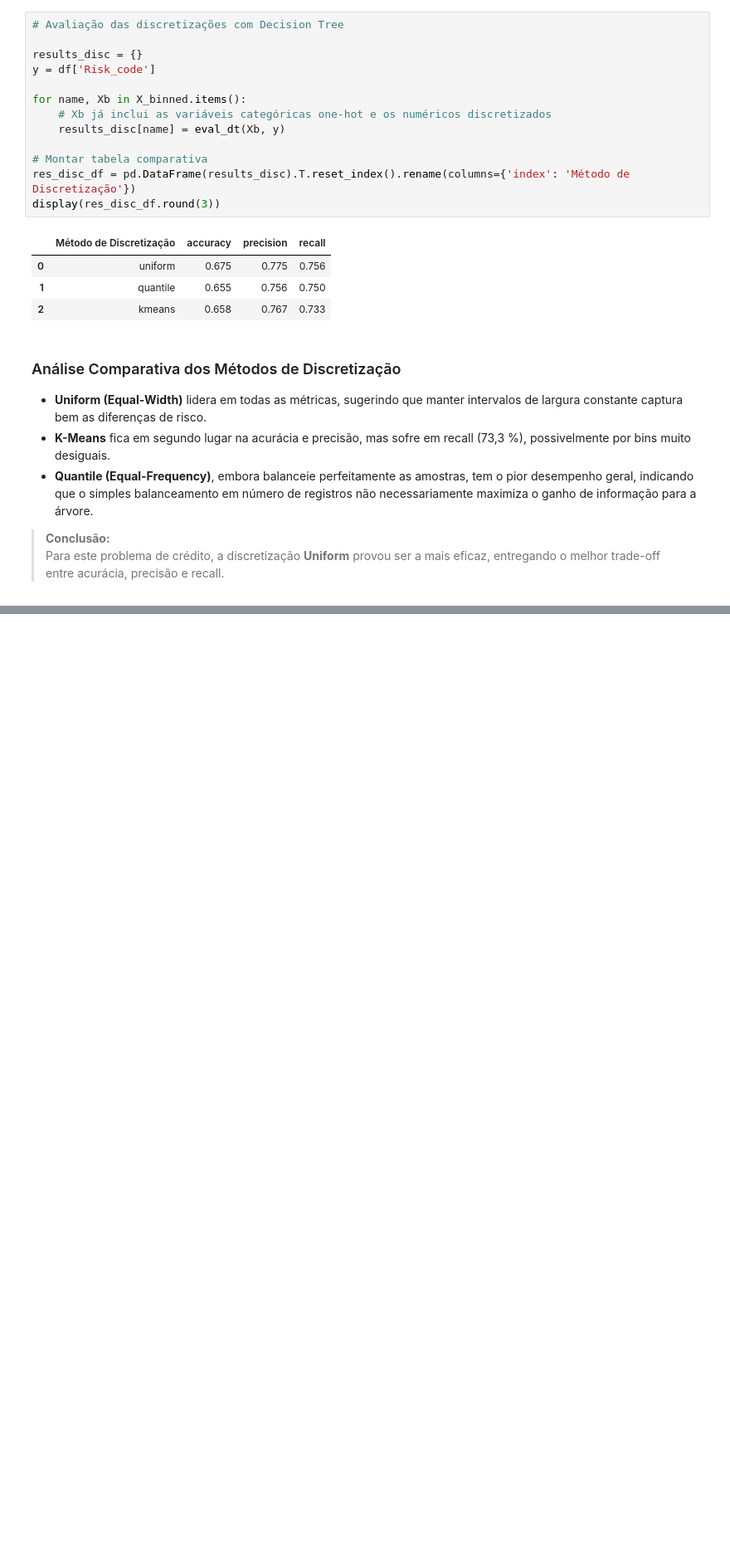
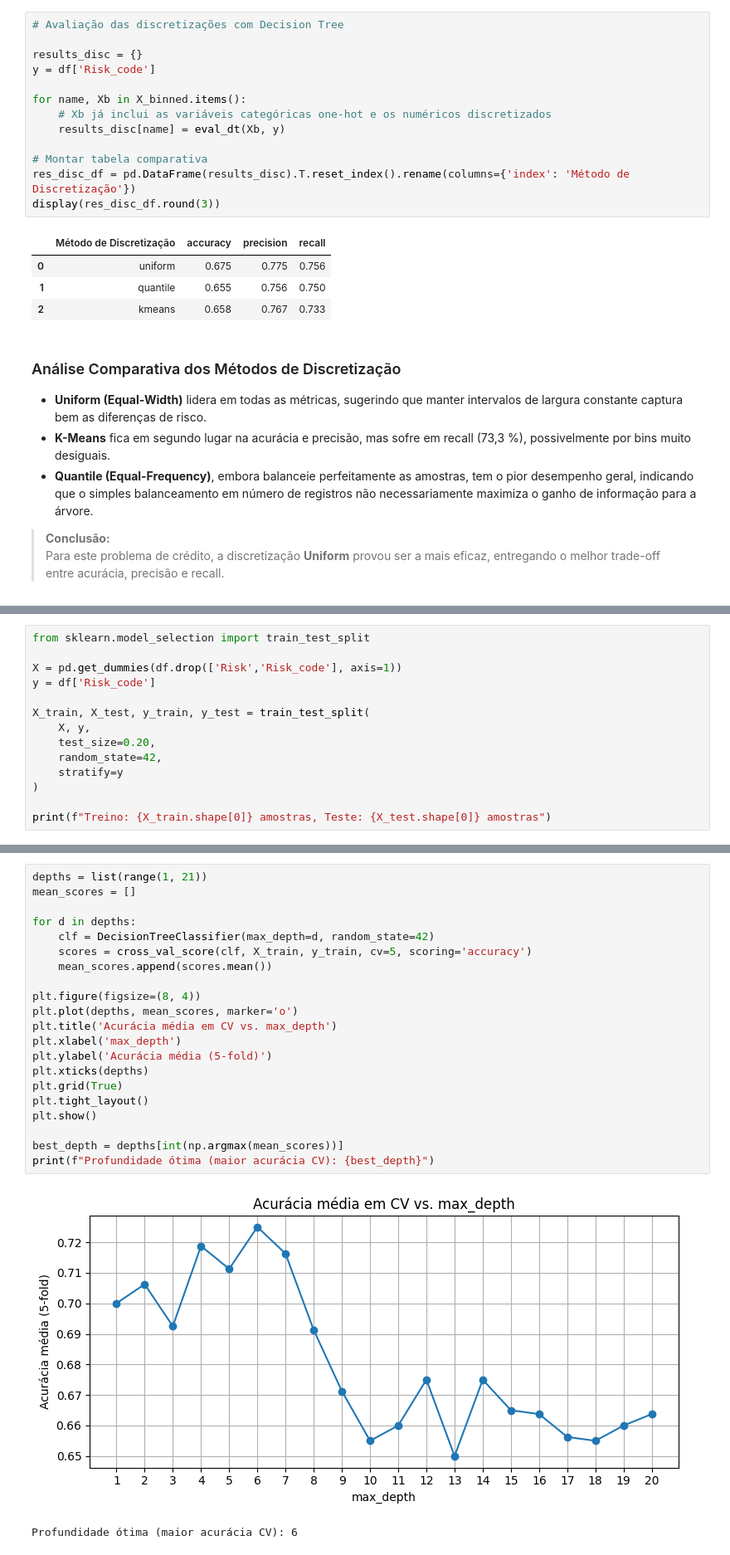
Before and after one commit to viniaraujo68/german-credit-risk, a Jupyter notebook: analysis.ipynb, the cells around one changed output, grey strips where cells are left out. Shown: that part at 83% size. Drawn from its saved outputs; the diff is of its cells as text; blank space fills up the shorter version.

Commit message:
feat(model): adiciona treinamento e ajuste de hiperparâmetros do DecisionTreeClassifier

```diff
--- a/analysis.ipynb
+++ b/analysis.ipynb
@@ -929,0 +938,14 @@ display(res_disc_df.round(3))
+# %%
+from sklearn.model_selection import train_test_split
+
+X = pd.get_dummies(df.drop(['Risk','Risk_code'], axis=1))
+y = df['Risk_code']
+
+X_train, X_test, y_train, y_test = train_test_split(
+    X, y,
+    test_size=0.20,
+    random_state=42,
+    stratify=y
+)
+
+print(f"Treino: {X_train.shape[0]} amostras, Teste: {X_test.shape[0]} amostras")
@@ -929,0 +962,24 @@ display(res_disc_df.round(3))
+# %%
+depths = list(range(1, 21))
+mean_scores = []
+
+for d in depths:
+    clf = DecisionTreeClassifier(max_depth=d, random_state=42)
+    scores = cross_val_score(clf, X_train, y_train, cv=5, scoring='accuracy')
+    mean_scores.append(scores.mean())
+
+plt.figure(figsize=(8, 4))
+plt.plot(depths, mean_scores, marker='o')
+plt.title('Acurácia média em CV vs. max_depth')
+plt.xlabel('max_depth')
+plt.ylabel('Acurácia média (5-fold)')
+plt.xticks(depths)
+plt.grid(True)
+plt.tight_layout()
+plt.show()
+
+best_depth = depths[int(np.argmax(mean_scores))]
+print(f"Profundidade ótima (maior acurácia CV): {best_depth}")
+# %% [output]
+[figure, added]
+Profundidade ótima (maior acurácia CV): 6
```
Also changed, not shown: parts of 11 cells of this notebook.
